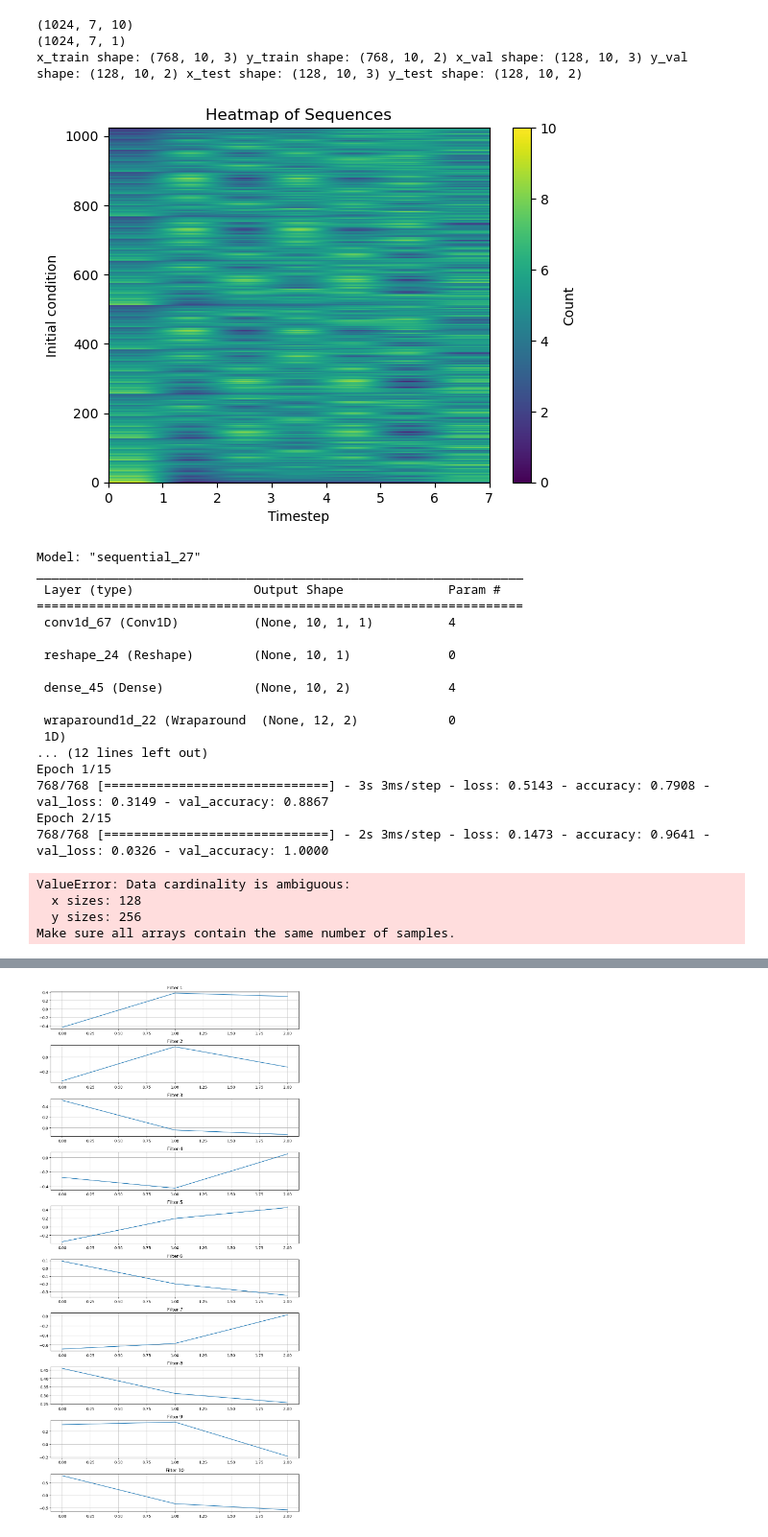
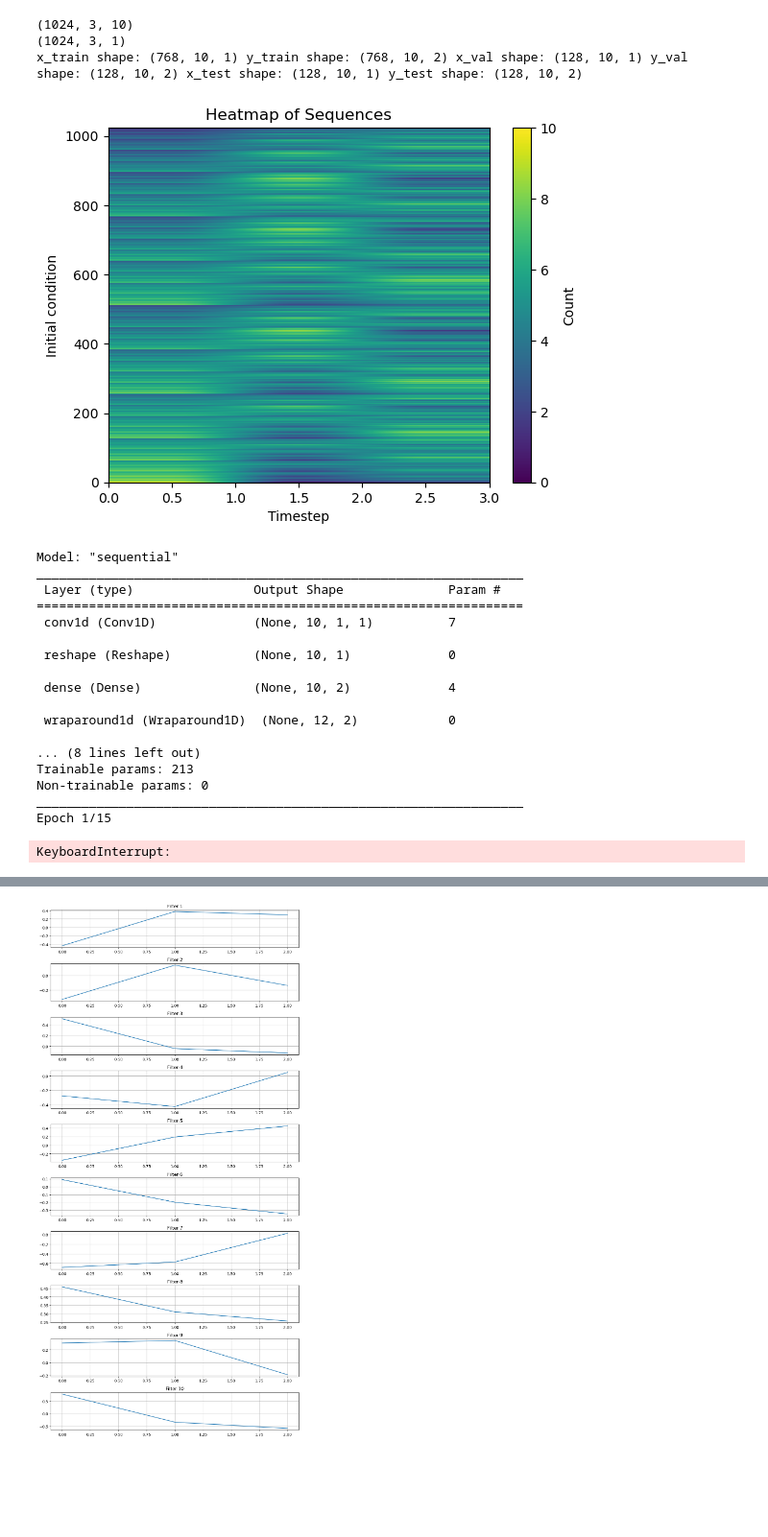
Before and after one commit to Everfade/CNNCAM, a Jupyter notebook: Learning1DCAM.ipynb, the cells around one changed output, grey strips where cells are left out. Shown at 96% size. Cells and saved outputs as stored; diff of their text form; code cells hidden in the pictures; blank space fills up the shorter version.

```diff
--- a/Learning1DCAM.ipynb
+++ b/Learning1DCAM.ipynb
@@ -18,12 +18,19 @@ def collapse_sequences(sequences):
             collapsed_sequences.append(s.sum())
     return np.array(collapsed_sequences).reshape(-1,sequence_length+1,1)
 # %%
+SEED =3
+os.environ['PYTHONHASHSEED']=str(SEED)
+os.environ['TF_CUDNN_DETERMINISTIC'] = '1'  # TF 2.1
+random.seed(SEED)
+np.random.seed(SEED)
+tf.random.set_seed(SEED)
+tf.config.threading.set_inter_op_parallelism_threads(1)
 
 gridsize=10
 x_values = [seq for seq in itertools.product("01", repeat=gridsize)]
 x_values = [[int(bit) for bit in seq] for seq in x_values]
 
-MEMORY_CONSTANT=3
+MEMORY_CONSTANT=1
 num_classes = 2
 sequence_length=MEMORY_CONSTANT*2
 
@@ -31,7 +38,6 @@ gol = CaMemory1D(grid_size=gridsize , rule_type=RuleTypes.Default,
                 memory_type=MemoryTypes.Most_Frequent, memory_horizon=MEMORY_CONSTANT)
 
 gol.set_rule_number(30)
-
 sequences= np.array(gol.generate_training_data_sequences(x_values,sequence_length=sequence_length))
 
 print(sequences.shape)
@@ -54,8 +60,8 @@ plt.savefig("Heatmap_rule30")
 
 np.random.shuffle(sequences)
 
-x_sequence=sequences[:,MEMORY_CONSTANT:MEMORY_CONSTANT*2]
-y_sequence=sequences[:,MEMORY_CONSTANT*2]
+x_sequence=sequences[:,MEMORY_CONSTANT:MEMORY_CONSTANT*2,:]
+y_sequence=sequences[:,MEMORY_CONSTANT*2,:]
 x_sequence.reshape(-1,MEMORY_CONSTANT* gridsize,1)
 
 Y_val_onehot =  tf.squeeze( tf.one_hot(tf.cast( y_sequence.reshape(-1,  gridsize,1), tf.int32), num_classes))
@@ -68,37 +74,37 @@ y_train_full= Y_val_onehot
 
 split_ratio = 0.25
 x_train_reshaped=[]
 for data_point in x_train:
     x_train_reshaped.append(np.transpose(data_point))
 x_train_reshaped=np.array(x_train_reshaped)
 
 split_point_x = int(len(x_train_reshaped) * split_ratio)
 split_point_y = int(len(y_train_full) * split_ratio)
 
 x_test = x_train_reshaped[:split_point_x]
 y_test = y_train_full[:split_point_y]
 x_train = x_train_reshaped[split_point_x:]
 y_train = y_train_full[split_point_y:]
 split_ratio = 0.5
 
 split_point_x = int(len(x_test) * split_ratio)
 split_point_y = int(len(y_test) * split_ratio)
 
 
 x_val = x_test[:split_point_x]
 y_val = y_test[:split_point_x]
 x_test = x_test[split_point_x:]
 y_test = y_test[split_point_x:]
 
 print("x_train shape:", x_train.shape, "y_train shape:", y_train.shape, "x_val shape:", x_val.shape, "y_val shape:", y_val.shape, "x_test shape:", x_test.shape, "y_test shape:", y_test.shape)
 
 
 num_filters=1
 # %% [output]
-(1024, 7, 10)
-(1024, 7, 1)
-x_train shape: (768, 10, 3) y_train shape: (768, 10, 2) x_val shape: (128, 10, 3) y_val shape: (128, 10, 2) x_test shape: (128, 10, 3) y_test shape: (128, 10, 2)
+(1024, 3, 10)
+(1024, 3, 1)
+x_train shape: (768, 10, 1) y_train shape: (768, 10, 2) x_val shape: (128, 10, 1) y_val shape: (128, 10, 2) x_test shape: (128, 10, 1) y_test shape: (128, 10, 2)
-[figure, old version]
+[figure, new version]
 # %%
 def get_model():
 
@@ -146,26 +152,23 @@ plt.legend(loc='upper left')
 plt.savefig('accuracy_plot.png')
 plt.show()
 # %% [output]
-Model: "sequential_27"
+Model: "sequential"
 _________________________________________________________________
  Layer (type)                Output Shape              Param #
 =================================================================
- conv1d_67 (Conv1D)          (None, 10, 1, 1)          4
+ conv1d (Conv1D)             (None, 10, 1, 1)          7
 
- reshape_24 (Reshape)        (None, 10, 1)             0
+ reshape (Reshape)           (None, 10, 1)             0
 
- dense_45 (Dense)            (None, 10, 2)             4
+ dense (Dense)               (None, 10, 2)             4
 
- wraparound1d_22 (Wraparound  (None, 12, 2)            0
- 1D)
-... (12 lines left out)
+ wraparound1d (Wraparound1D)  (None, 12, 2)            0
+
+... (8 lines left out)
+Trainable params: 213
+Non-trainable params: 0
+_________________________________________________________________
 Epoch 1/15
-768/768 [==============================] - 3s 3ms/step - loss: 0.5143 - accuracy: 0.7908 - val_loss: 0.3149 - val_accuracy: 0.8867
-Epoch 2/15
-768/768 [==============================] - 2s 3ms/step - loss: 0.1473 - accuracy: 0.9641 - val_loss: 0.0326 - val_accuracy: 1.0000
-ValueError: Data cardinality is ambiguous:
-  x sizes: 128
-  y sizes: 256
-Make sure all arrays contain the same number of samples.
+KeyboardInterrupt:
 # %%
 from tensorflow.keras.models import Model
```
Also changed, not shown: parts of 11 cells of this notebook, 1 other file.
